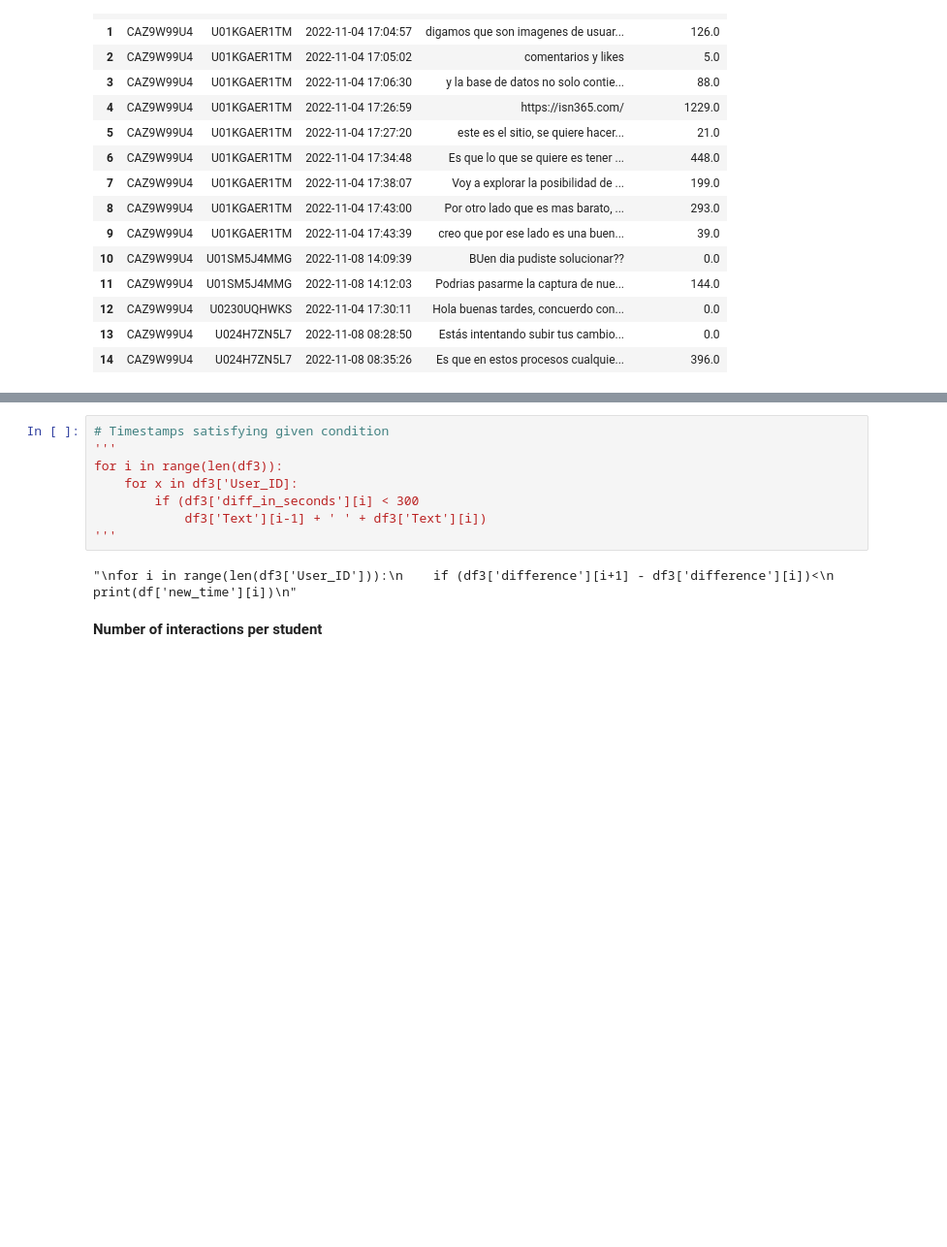
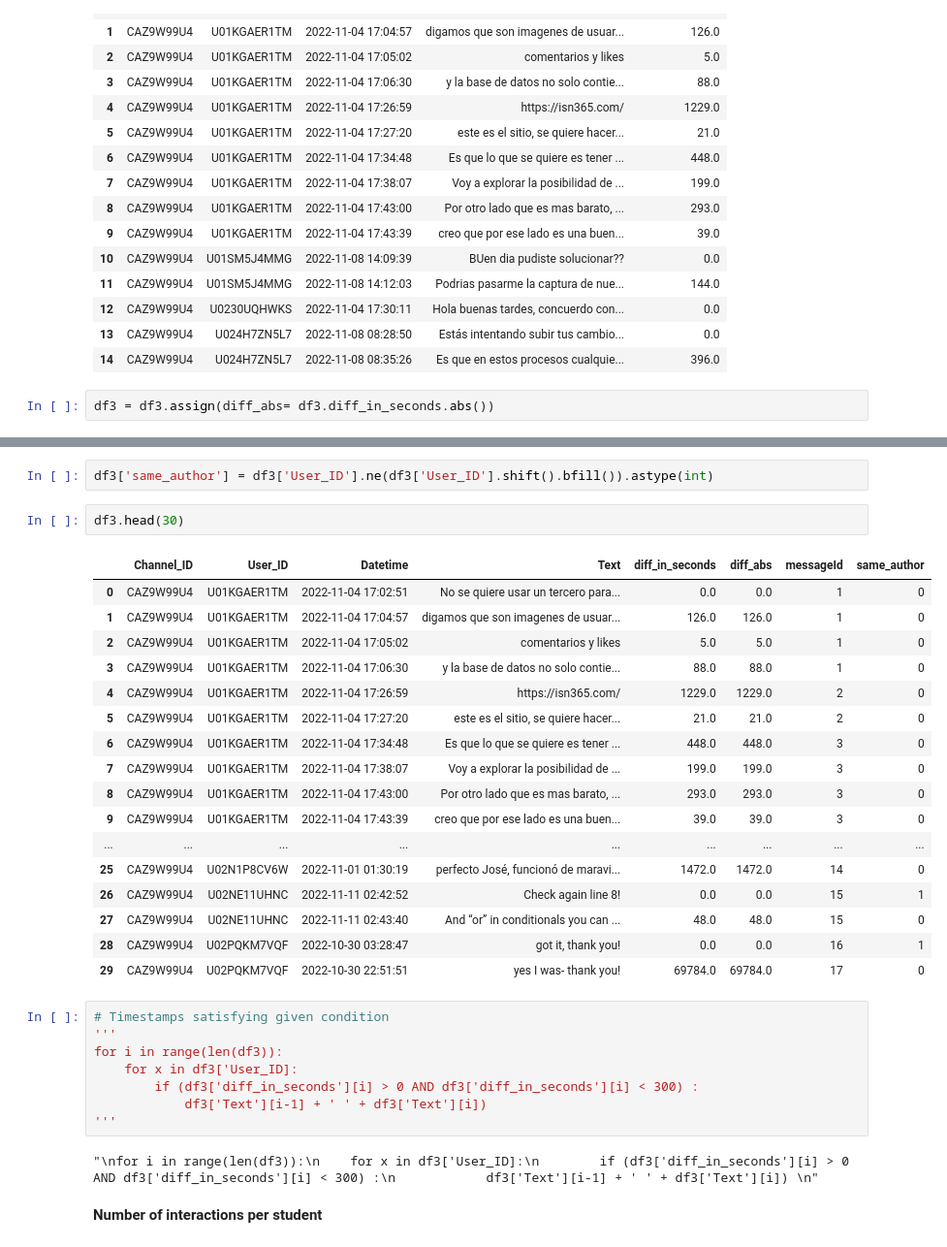
Before and after one commit to breatheco-de/dataflow-project-events, a Jupyter notebook: notebooks/draft_cleaning_notebook.ipynb, the cells around one changed output, grey strips where cells are left out. Shown at 97% size. Cells and saved outputs as stored; diff of their text form; blank space fills up the shorter version.

Commit message:
same_author column update

```diff
--- a/notebooks/draft_cleaning_notebook.ipynb
+++ b/notebooks/draft_cleaning_notebook.ipynb
@@ -116,3 +118,5 @@ df3.head(15)
 | 12 | CAZ9W99U4 | U0230UQHWKS | 2022-11-04 17:30:11 | Hola buenas tardes, concuerdo con... | 0.0 |
 | 13 | CAZ9W99U4 | U024H7ZN5L7 | 2022-11-08 08:28:50 | Estás intentando subir tus cambio... | 0.0 |
 | 14 | CAZ9W99U4 | U024H7ZN5L7 | 2022-11-08 08:35:26 | Es que en estos procesos cualquie... | 396.0 |
+# %%
+df3 = df3.assign(diff_abs= df3.diff_in_seconds.abs())
@@ -119,13 +137,35 @@ df3.head(15)
+# %%
+df3['same_author'] = df3['User_ID'].ne(df3['User_ID'].shift().bfill()).astype(int)
+# %%
+df3.head(30)
+# %% [output]
+|  | Channel_ID | User_ID | Datetime | Text | diff_in_seconds | diff_abs | messageId | same_author |
+| 0 | CAZ9W99U4 | U01KGAER1TM | 2022-11-04 17:02:51 | No se quiere usar un tercero para... | 0.0 | 0.0 | 1 | 0 |
+| 1 | CAZ9W99U4 | U01KGAER1TM | 2022-11-04 17:04:57 | digamos que son imagenes de usuar... | 126.0 | 126.0 | 1 | 0 |
+| 2 | CAZ9W99U4 | U01KGAER1TM | 2022-11-04 17:05:02 | comentarios y likes | 5.0 | 5.0 | 1 | 0 |
+| 3 | CAZ9W99U4 | U01KGAER1TM | 2022-11-04 17:06:30 | y la base de datos no solo contie... | 88.0 | 88.0 | 1 | 0 |
+| 4 | CAZ9W99U4 | U01KGAER1TM | 2022-11-04 17:26:59 | https://isn365.com/ | 1229.0 | 1229.0 | 2 | 0 |
+| 5 | CAZ9W99U4 | U01KGAER1TM | 2022-11-04 17:27:20 | este es el sitio, se quiere hacer... | 21.0 | 21.0 | 2 | 0 |
+| 6 | CAZ9W99U4 | U01KGAER1TM | 2022-11-04 17:34:48 | Es que lo que se quiere es tener ... | 448.0 | 448.0 | 3 | 0 |
+| 7 | CAZ9W99U4 | U01KGAER1TM | 2022-11-04 17:38:07 | Voy a explorar la posibilidad de ... | 199.0 | 199.0 | 3 | 0 |
+| 8 | CAZ9W99U4 | U01KGAER1TM | 2022-11-04 17:43:00 | Por otro lado que es mas barato, ... | 293.0 | 293.0 | 3 | 0 |
+| 9 | CAZ9W99U4 | U01KGAER1TM | 2022-11-04 17:43:39 | creo que por ese lado es una buen... | 39.0 | 39.0 | 3 | 0 |
+| ... | ... | ... | ... | ... | ... | ... | ... | ... |
+| 25 | CAZ9W99U4 | U02N1P8CV6W | 2022-11-01 01:30:19 | perfecto José, funcionó de maravi... | 1472.0 | 1472.0 | 14 | 0 |
+| 26 | CAZ9W99U4 | U02NE11UHNC | 2022-11-11 02:42:52 | Check again line 8! | 0.0 | 0.0 | 15 | 1 |
+| 27 | CAZ9W99U4 | U02NE11UHNC | 2022-11-11 02:43:40 | And “or” in conditionals you can ... | 48.0 | 48.0 | 15 | 0 |
+| 28 | CAZ9W99U4 | U02PQKM7VQF | 2022-10-30 03:28:47 | got it, thank you! | 0.0 | 0.0 | 16 | 1 |
+| 29 | CAZ9W99U4 | U02PQKM7VQF | 2022-10-30 22:51:51 | yes I was- thank you! | 69784.0 | 69784.0 | 17 | 0 |
 # %%
 # Timestamps satisfying given condition
 '''
 for i in range(len(df3)):
     for x in df3['User_ID]:
-        if (df3['diff_in_seconds'][i] < 300
+        if (df3['diff_in_seconds'][i] > 0 AND df3['diff_in_seconds'][i] < 300) :
             df3['Text'][i-1] + ' ' + df3['Text'][i])
 '''
 # %% [output]
-"\nfor i in range(len(df3['User_ID'])):\n    if (df3['difference'][i+1] - df3['difference'][i])<\n        print(df['new_time'][i])\n"
+"\nfor i in range(len(df3)):\n    for x in df3['User_ID]:\n        if (df3['diff_in_seconds'][i] > 0 AND df3['diff_in_seconds'][i] < 300) :\n            df3['Text'][i-1] + ' ' + df3['Text'][i]) \n"
 # %% [markdown]
 **Number of interactions per student**
 # %% [markdown]
```
Also changed, not shown: parts of 3 cells of this notebook.
